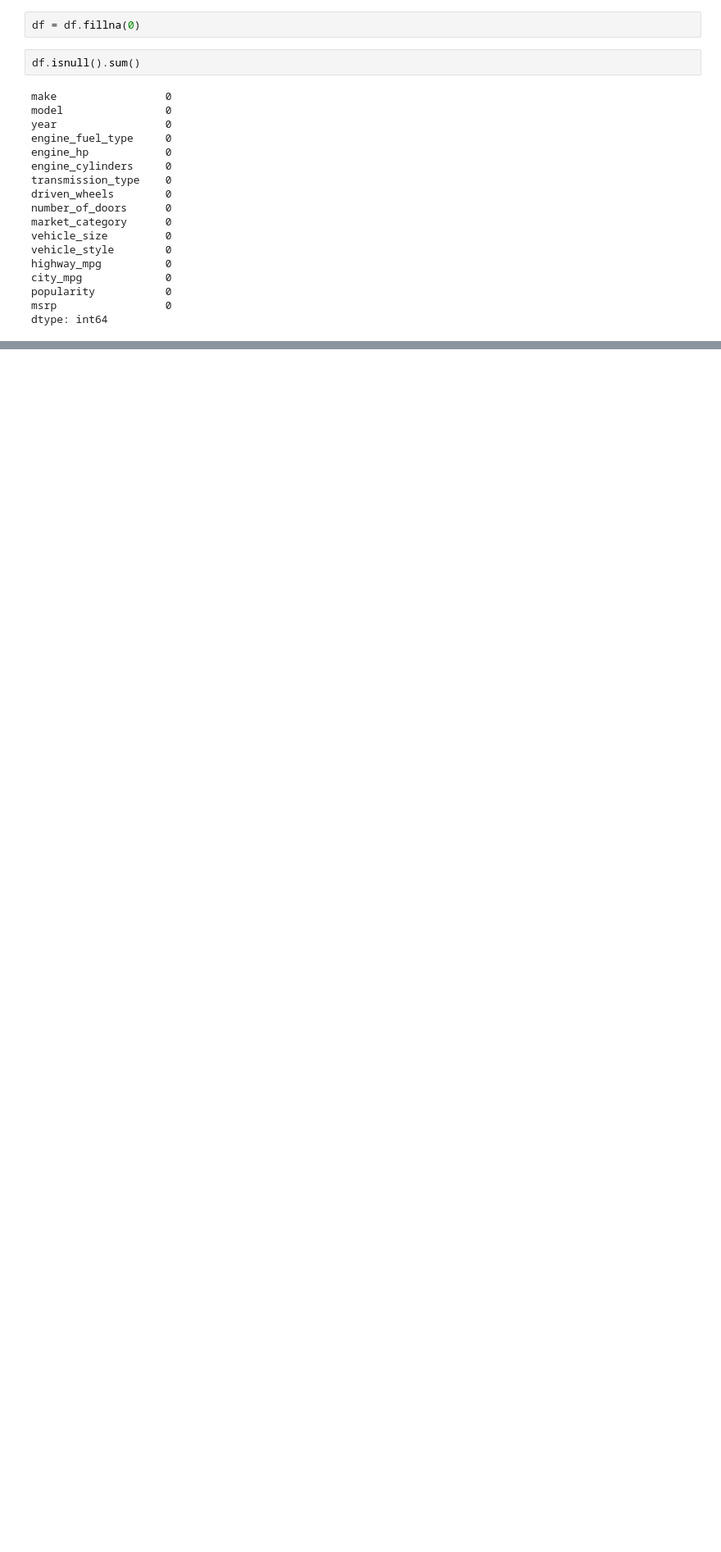
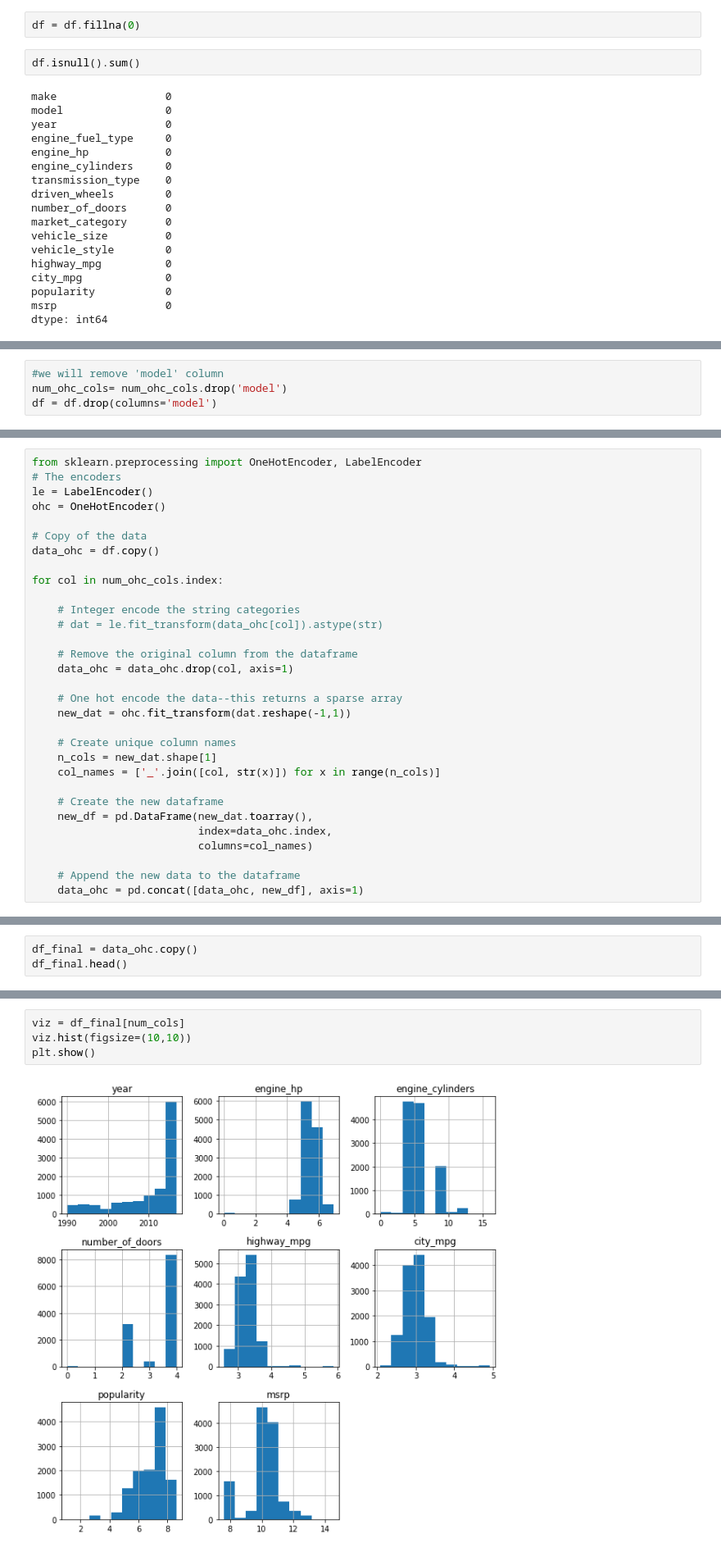
Before and after one commit to abdrahmansoltan/Car-Price-Prediction, a Jupyter notebook: car-price-prediction.ipynb, the cells around one changed output, grey strips where cells are left out. Shown at 82% size. Saved outputs shown, nothing was run; the diff lists cells and outputs as text; blank space fills up the shorter version.

```diff
--- a/car-price-prediction.ipynb
+++ b/car-price-prediction.ipynb
@@ -269,0 +281,4 @@ trying to get more features using the year column with other features
+# %%
+#we will remove 'model' column
+num_ohc_cols= num_ohc_cols.drop('model')
+df = df.drop(columns='model')
@@ -269,0 +296,31 @@ trying to get more features using the year column with other features
+# %%
+from sklearn.preprocessing import OneHotEncoder, LabelEncoder
+# The encoders
+le = LabelEncoder()
+ohc = OneHotEncoder()
+
+# Copy of the data
+data_ohc = df.copy()
+
+for col in num_ohc_cols.index:
+
+    # Integer encode the string categories
+    # dat = le.fit_transform(data_ohc[col]).astype(str)
+
+    # Remove the original column from the dataframe
+    data_ohc = data_ohc.drop(col, axis=1)
+
+    # One hot encode the data--this returns a sparse array
+    new_dat = ohc.fit_transform(dat.reshape(-1,1))
+
+    # Create unique column names
+    n_cols = new_dat.shape[1]
+    col_names = ['_'.join([col, str(x)]) for x in range(n_cols)]
+
+    # Create the new dataframe
+    new_df = pd.DataFrame(new_dat.toarray(),
+                          index=data_ohc.index,
+                          columns=col_names)
+
+    # Append the new data to the dataframe
+    data_ohc = pd.concat([data_ohc, new_df], axis=1)
@@ -269,0 +332,3 @@ trying to get more features using the year column with other features
+# %%
+df_final = data_ohc.copy()
+df_final.head()
@@ -269,0 +345,6 @@ trying to get more features using the year column with other features
+# %%
+viz = df_final[num_cols]
+viz.hist(figsize=(10,10))
+plt.show()
+# %% [output]
+[figure, added]
```
Also changed, not shown: parts of 82 cells of this notebook.
